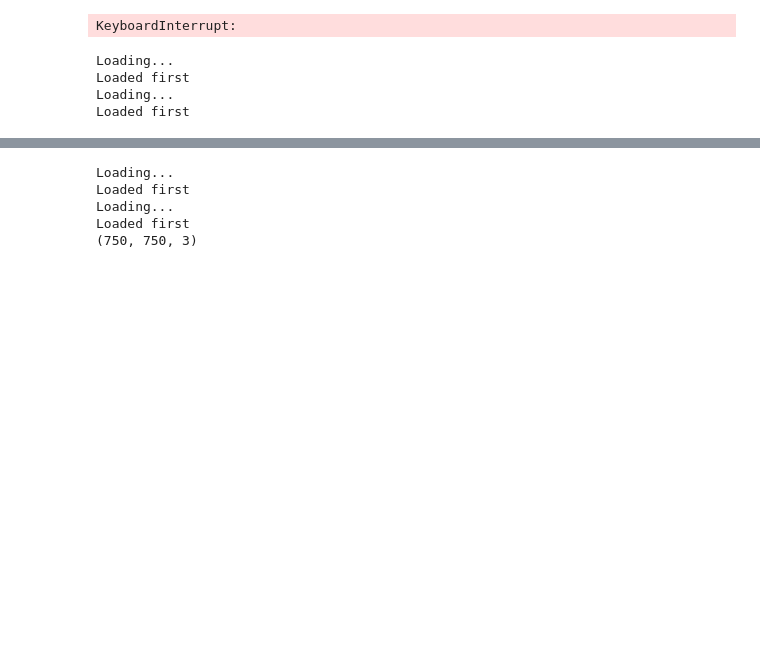
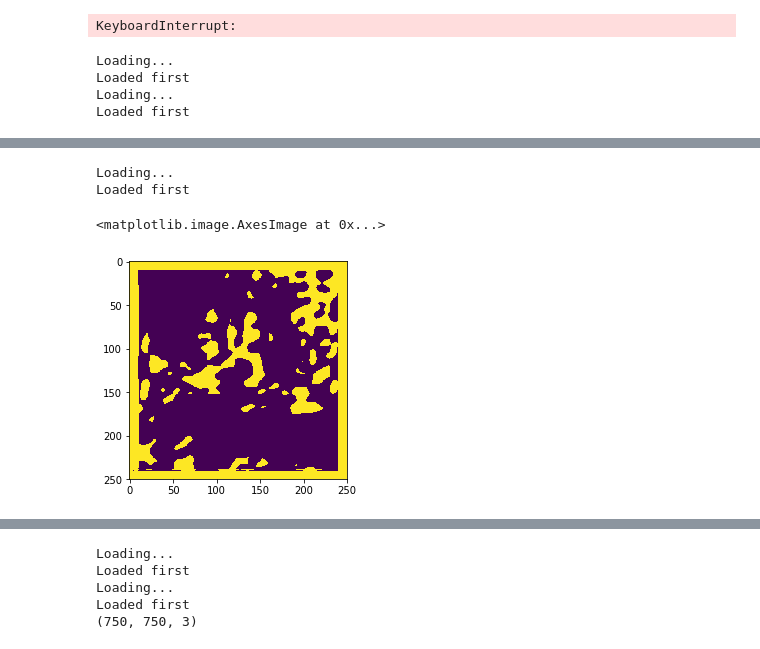
Before and after one commit to damjur/RoadFinder, a Jupyter notebook: RoadFinder2.ipynb, the cells around one changed output, grey strips where cells are left out. Saved outputs shown, nothing was run; the diff lists cells and outputs as text; code cells hidden in the pictures; blank space fills up the shorter version.

```diff
--- a/RoadFinder2.ipynb
+++ b/RoadFinder2.ipynb
@@ -282,4 +284,15 @@ def preprocess(images,preprocessor,prefix):
     images = None
 
     return np.array(result)
+
+
+def max_pred(y_true, y_pred):
+
+    return K.max(y_pred)
+
+
+
+def min_pred(y_true, y_pred):
+
+    return K.min(y_pred)
 # %%
@@ -641,2 +561,2 @@ Test accuracy: 0.9401419809573912
 # %%
-model = keras.models.load_model("moj_ulubiony_model_epoch0.h5")
+model = keras.models.load_model("moj_ulubiony_model_epoch0.h5", custom_objects={"max_pred":max_pred,"min_pred":min_pred,"weighted_binary_crossentropy":create_weighted_binary_crossentropy(0.01,0.99)})
@@ -652,3 +563,20 @@ Counter({0.0: 59819200})
+# %%
+x = unpickleBigDataset2("m.npy",5,5)
+x = np.reshape(x,(25,250,250,5))
+w = model.predict(np.array([x[0]]))
+# x_test.shape
+# w=y_test[5:6]
+w = np.reshape(w, (250,250))
+w -= w.min()
+w /= w.max()
+w[w<0.009525] = 0
+w[w>0] = 1
+plt.imshow(w)
+# %% [output]
+Loading...
+Loaded first
+<matplotlib.image.AxesImage at 0x...>
+[figure, added]
 # %%
 def to3ch(im):
     side = 750
```
Also changed, not shown: parts of 14 cells of this notebook.
